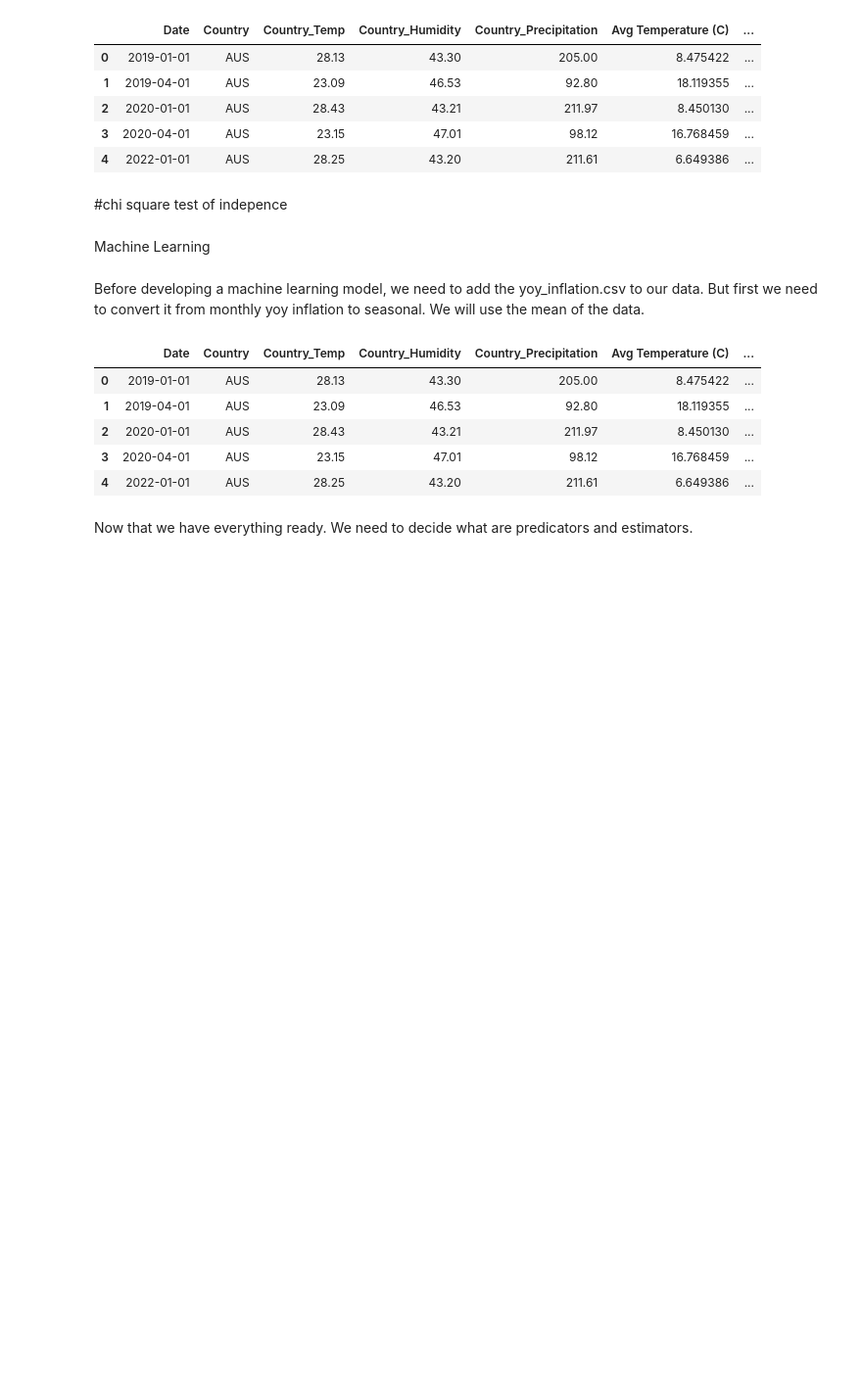
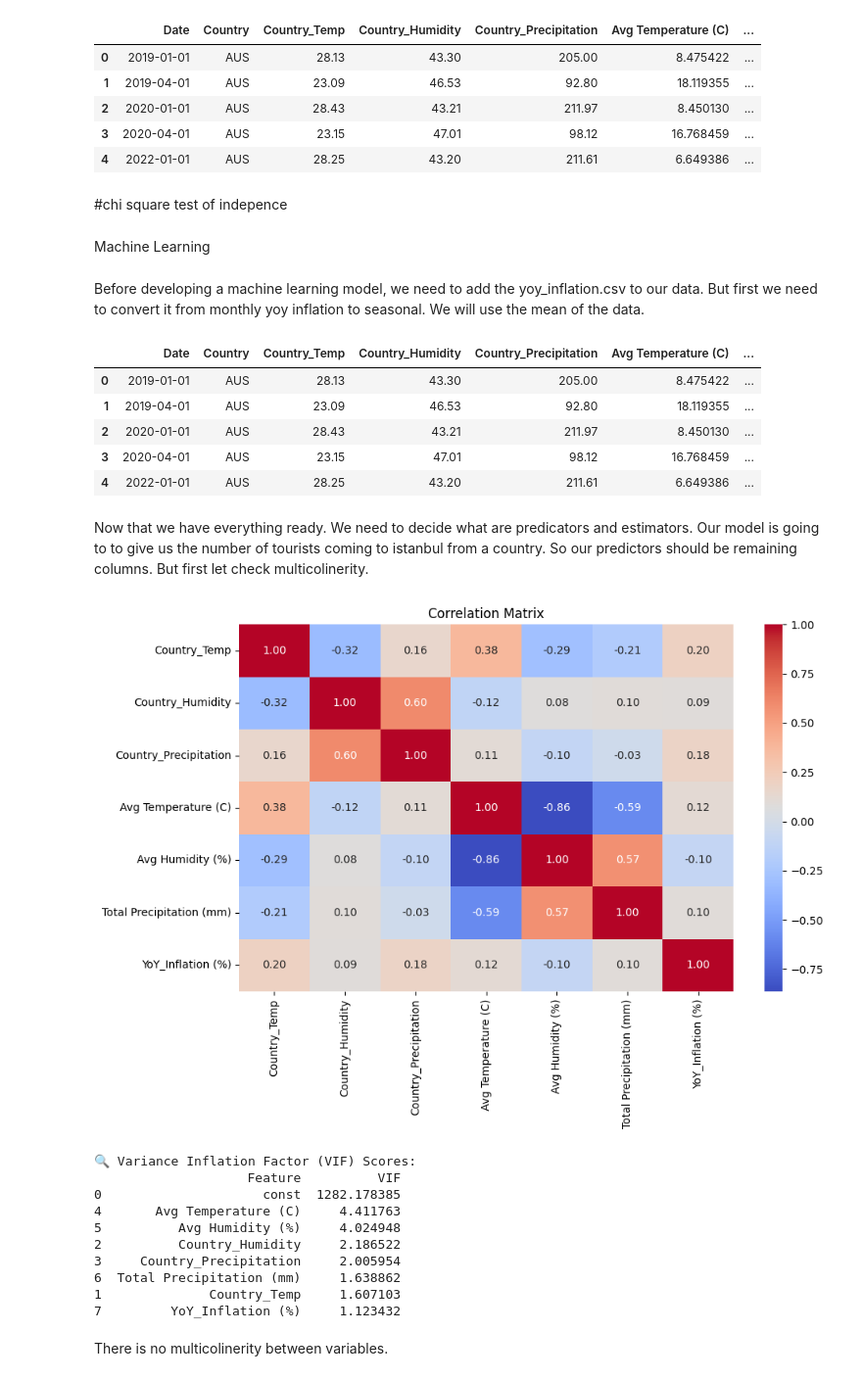
Before and after one commit to BoraComert/Bora-DSA210-Project, a Jupyter notebook: codes.ipynb, the cells around one changed output. Shown at 98% size. Drawn from its saved outputs; the diff is of its cells as text; code cells hidden in the pictures; blank space fills up the shorter version.

```diff
--- a/codes.ipynb
+++ b/codes.ipynb
@@ -63,7 +63,56 @@ merged.head()
 | 3 | 2020-04-01 | AUS | 23.15 | 47.01 | 98.12 | 16.768459 | ... |
 | 4 | 2022-01-01 | AUS | 28.25 | 43.20 | 211.61 | 6.649386 | ... |
 # %% [markdown]
-Now that we have everything ready. We need to decide what are predicators and estimators.
+Now that we have everything ready. We need to decide what are predicators and estimators. Our model is going to to give us the number of tourists coming to istanbul from a country. So our predictors should be remaining columns. But first let check multicolinerity.
 # %%
+
+import matplotlib.pyplot as plt
 import statsmodels.api as statsmodel
 from statsmodels.stats.outliers_influence import variance_inflation_factor
+import pandas as pd
+import seaborn as sns
+from statsmodels.tools.tools import add_constant
+
+
+df = pd.read_csv("filtered_merged_with_inflation.csv", parse_dates=["Date"])
+
+predictors = [
+    "Country_Temp",
+    "Country_Humidity",
+    "Country_Precipitation",
+    "Avg Temperature (C)",
+    "Avg Humidity (%)",
+    "Total Precipitation (mm)",
+    "YoY_Inflation (%)"
+]
+
+X = df[predictors]
+
+plt.figure(figsize=(10, 7))
+sns.heatmap(X.corr(), annot=True, cmap="coolwarm", fmt=".2f")
+plt.title("Correlation Matrix")
+plt.tight_layout()
+plt.show()
+
+X_const = add_constant(X)
+
+vif_data = pd.DataFrame()
+vif_data["Feature"] = X_const.columns
+vif_data["VIF"] = [variance_inflation_factor(X_const.values, i) for i in range(X_const.shape[1])]
+
+print("\n🔍 Variance Inflation Factor (VIF) Scores:")
+print(vif_data.sort_values(by="VIF", ascending=False))
+# %% [output]
+[figure, added]
+🔍 Variance Inflation Factor (VIF) Scores:
+                    Feature          VIF
+0                     const  1282.178385
+4       Avg Temperature (C)     4.411763
+5          Avg Humidity (%)     4.024948
+2          Country_Humidity     2.186522
+3     Country_Precipitation     2.005954
+6  Total Precipitation (mm)     1.638862
+1              Country_Temp     1.607103
+7         YoY_Inflation (%)     1.123432
+# %% [markdown]
+There is no multicolinerity between variables.
```
